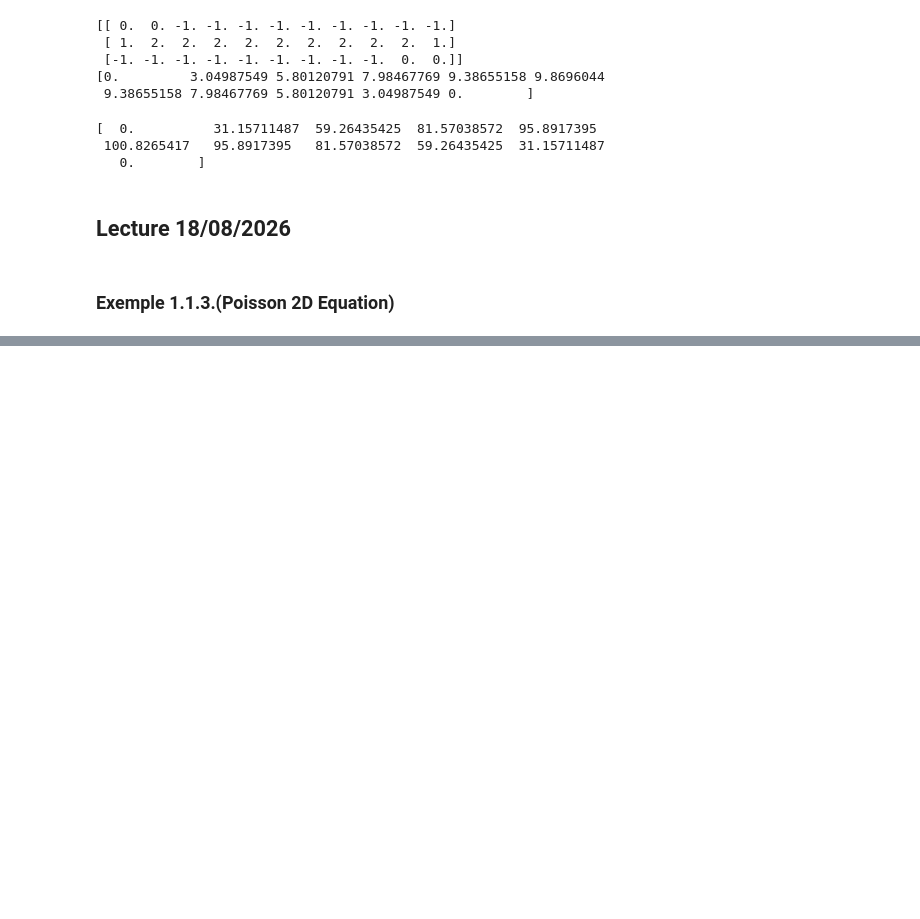
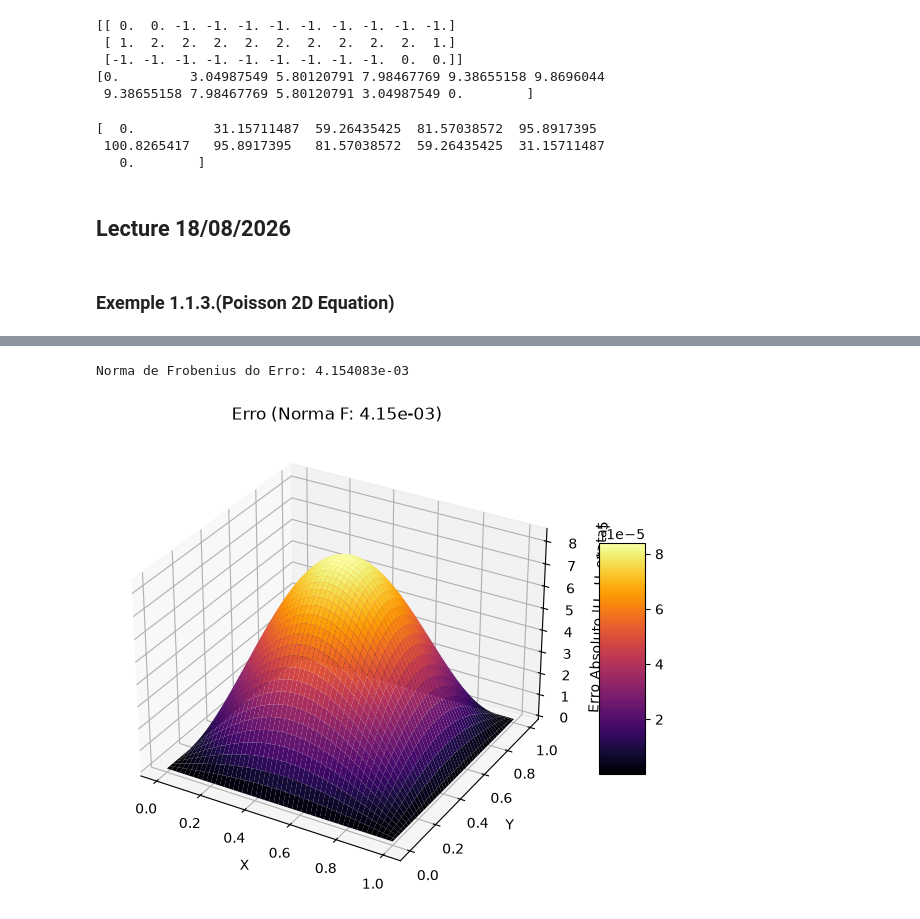
Before and after one commit to Ederson-Passos/applied-numerical-methods, a Jupyter notebook: notebooks/lectures.ipynb, the cells around one changed output, grey strips where cells are left out. Cells and saved outputs as stored; diff of their text form; code cells hidden in the pictures; blank space fills up the shorter version.

```diff
--- a/notebooks/lectures.ipynb
+++ b/notebooks/lectures.ipynb
@@ -178,0 +200,22 @@ print(u)
+# %%
+from numpy.linalg import norm
+
+# Erro absoluto
+Erro = np.abs(U - U_exata)
+
+# Norma de Frobenius do Erro
+norma_F = norm(Erro, 'fro')
+print(f"Norma de Frobenius do Erro: {norma_F:.6e}")
+
+fig = plt.figure(figsize=(8, 6))
+ax = fig.add_subplot(111, projection='3d')
+surf_err = ax.plot_surface(X, Y, Erro, cmap='inferno', edgecolor='none')
+ax.set_xlabel('X')
+ax.set_ylabel('Y')
+ax.set_zlabel('Erro Absoluto |U - U_exata|')
+ax.set_title(f'Erro (Norma F: {norma_F:.2e})')
+fig.colorbar(surf_err, shrink=0.5, aspect=5)
+plt.show()
+# %% [output]
+Norma de Frobenius do Erro: 4.154083e-03
+[figure, added]
```
Also changed, not shown: parts of 4 cells of this notebook.
